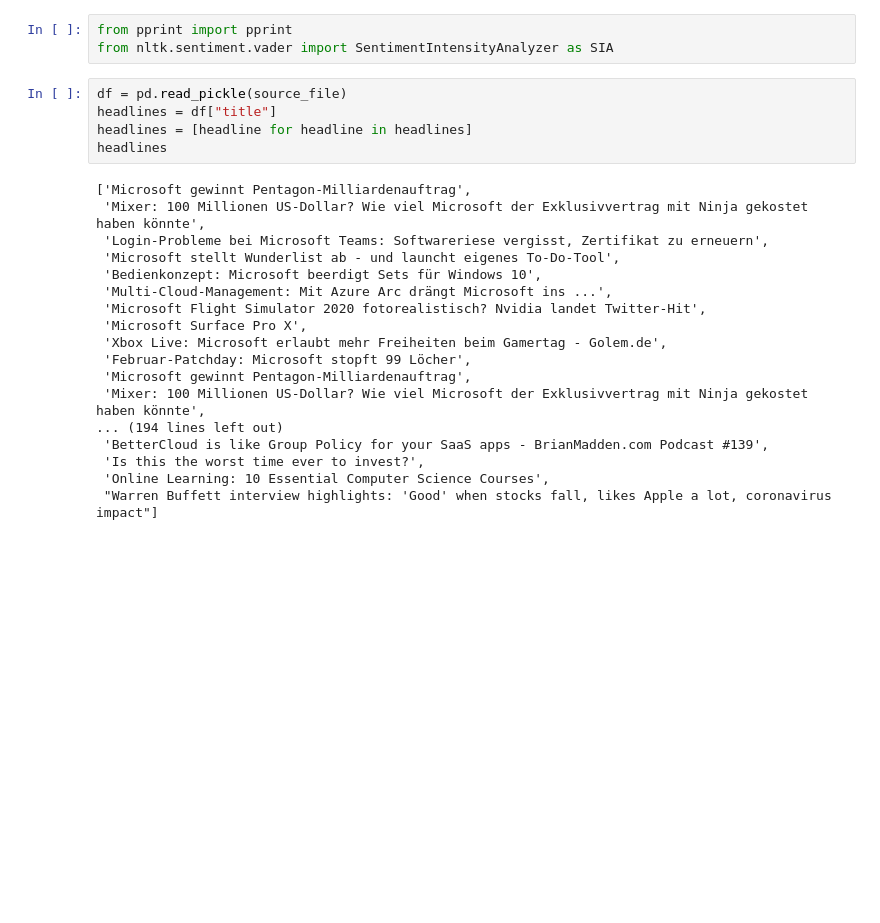
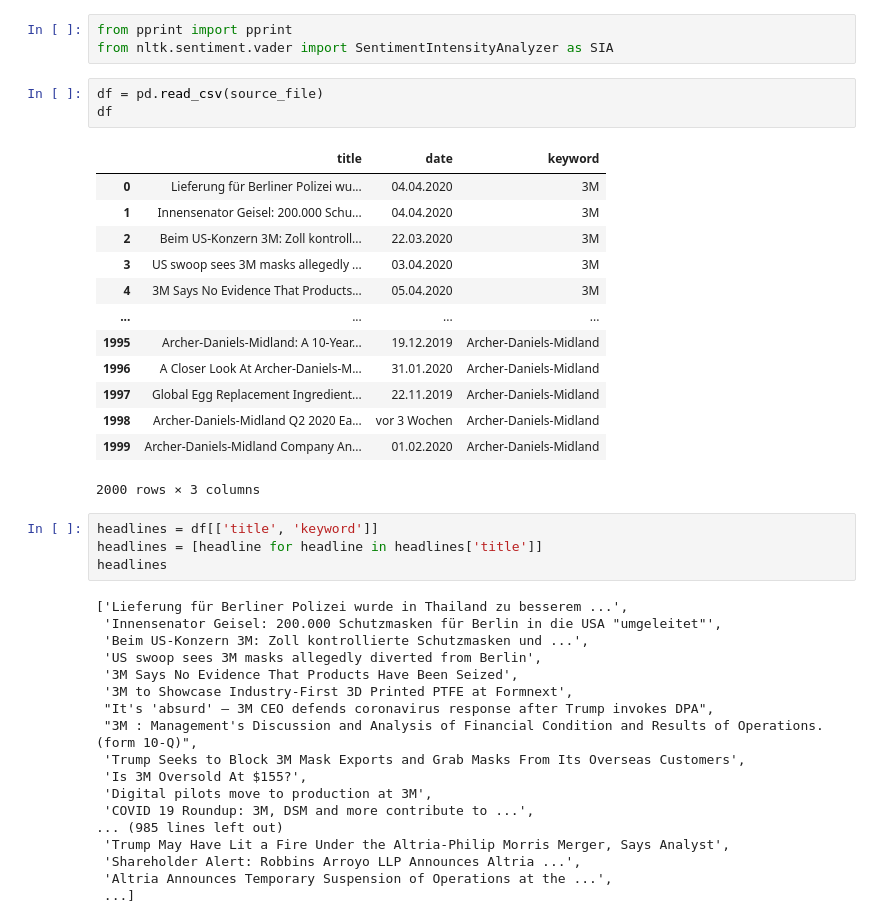
Before and after one commit to philippschmalen/ESG-with-GoogleNews, a Jupyter notebook: Headline_Analysis.ipynb, the cells around one changed output. Cells and saved outputs as stored; diff of their text form; blank space fills up the shorter version.

```diff
--- a/Headline_Analysis.ipynb
+++ b/Headline_Analysis.ipynb
@@ -59,29 +119,45 @@ sim_words
 # %%
 from pprint import pprint
 from nltk.sentiment.vader import SentimentIntensityAnalyzer as SIA
+# %%
+df = pd.read_csv(source_file)
+df
+# %% [output]
+|  | title | date | keyword |
+| 0 | Lieferung für Berliner Polizei wu... | 04.04.2020 | 3M |
+| 1 | Innensenator Geisel: 200.000 Schu... | 04.04.2020 | 3M |
+| 2 | Beim US-Konzern 3M: Zoll kontroll... | 22.03.2020 | 3M |
+| 3 | US swoop sees 3M masks allegedly ... | 03.04.2020 | 3M |
+| 4 | 3M Says No Evidence That Products... | 05.04.2020 | 3M |
+| ... | ... | ... | ... |
+| 1995 | Archer-Daniels-Midland: A 10-Year... | 19.12.2019 | Archer-Daniels-Midland |
+| 1996 | A Closer Look At Archer-Daniels-M... | 31.01.2020 | Archer-Daniels-Midland |
+| 1997 | Global Egg Replacement Ingredient... | 22.11.2019 | Archer-Daniels-Midland |
+| 1998 | Archer-Daniels-Midland Q2 2020 Ea... | vor 3 Wochen | Archer-Daniels-Midland |
+| 1999 | Archer-Daniels-Midland Company An... | 01.02.2020 | Archer-Daniels-Midland |
+2000 rows × 3 columns
 # %%
-df = pd.read_pickle(source_file)
-headlines = df["title"]
-headlines = [headline for headline in headlines]
+headlines = df[['title', 'keyword']]
+headlines = [headline for headline in headlines['title']]
 headlines
 # %% [output]
-['Microsoft gewinnt Pentagon-Milliardenauftrag',
- 'Mixer: 100 Millionen US-Dollar? Wie viel Microsoft der Exklusivvertrag mit Ninja gekostet haben könnte',
- 'Login-Probleme bei Microsoft Teams: Softwareriese vergisst, Zertifikat zu erneuern',
- 'Microsoft stellt Wunderlist ab - und launcht eigenes To-Do-Tool',
- 'Bedienkonzept: Microsoft beerdigt Sets für Windows 10',
- 'Multi-Cloud-Management: Mit Azure Arc drängt Microsoft ins ...',
- 'Microsoft Flight Simulator 2020 fotorealistisch? Nvidia landet Twitter-Hit',
- 'Microsoft Surface Pro X',
- 'Xbox Live: Microsoft erlaubt mehr Freiheiten beim Gamertag - Golem.de',
- 'Februar-Patchday: Microsoft stopft 99 Löcher',
- 'Microsoft gewinnt Pentagon-Milliardenauftrag',
- 'Mixer: 100 Millionen US-Dollar? Wie viel Microsoft der Exklusivvertrag mit Ninja gekostet haben könnte',
-... (194 lines left out)
- 'BetterCloud is like Group Policy for your SaaS apps - BrianMadden.com Podcast #139',
- 'Is this the worst time ever to invest?',
- 'Online Learning: 10 Essential Computer Science Courses',
- "Warren Buffett interview highlights: 'Good' when stocks fall, likes Apple a lot, coronavirus impact"]
+['Lieferung für Berliner Polizei wurde in Thailand zu besserem ...',
+ 'Innensenator Geisel: 200.000 Schutzmasken für Berlin in die USA "umgeleitet"',
+ 'Beim US-Konzern 3M: Zoll kontrollierte Schutzmasken und ...',
+ 'US swoop sees 3M masks allegedly diverted from Berlin',
+ '3M Says No Evidence That Products Have Been Seized',
+ '3M to Showcase Industry-First 3D Printed PTFE at Formnext',
+ "It's 'absurd' – 3M CEO defends coronavirus response after Trump invokes DPA",
+ "3M : Management's Discussion and Analysis of Financial Condition and Results of Operations. (form 10-Q)",
+ 'Trump Seeks to Block 3M Mask Exports and Grab Masks From Its Overseas Customers',
+ 'Is 3M Oversold At $155?',
+ 'Digital pilots move to production at 3M',
+ 'COVID 19 Roundup: 3M, DSM and more contribute to ...',
+... (985 lines left out)
+ 'Trump May Have Lit a Fire Under the Altria-Philip Morris Merger, Says Analyst',
+ 'Shareholder Alert: Robbins Arroyo LLP Announces Altria ...',
+ 'Altria Announces Temporary Suspension of Operations at the ...',
+ ...]
 # %%
 sia = SIA()
 results = []
```
Also changed, not shown: parts of 12 cells of this notebook, 1 other file.
